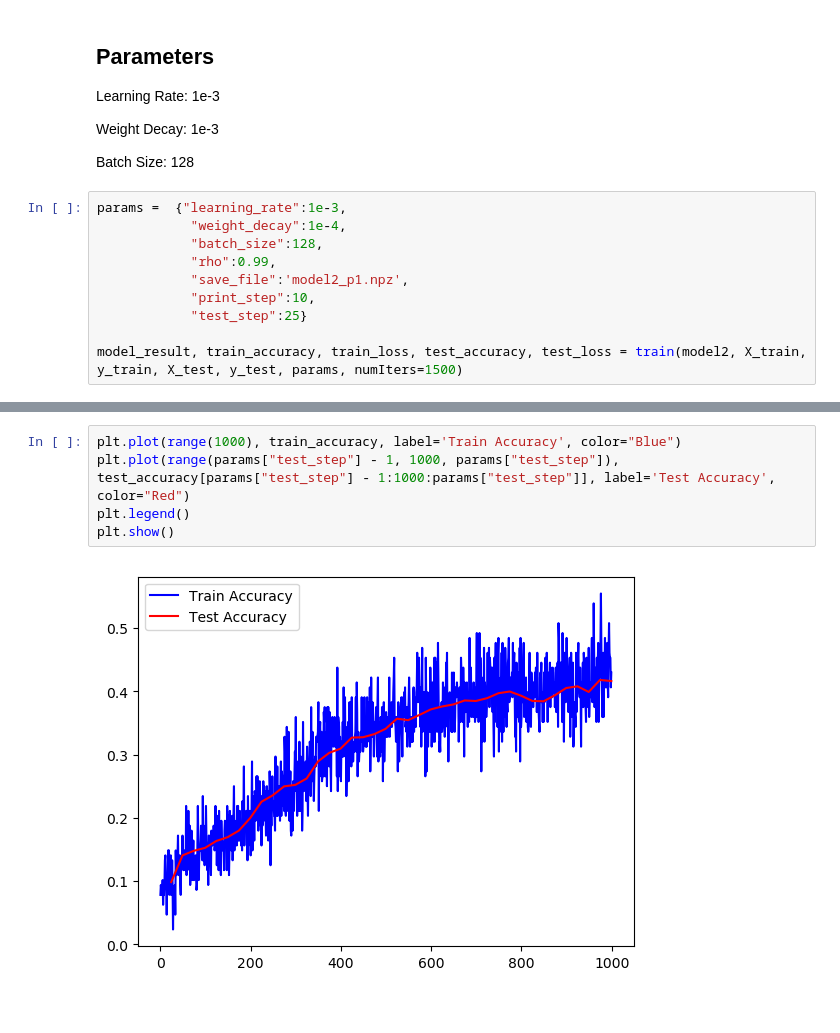
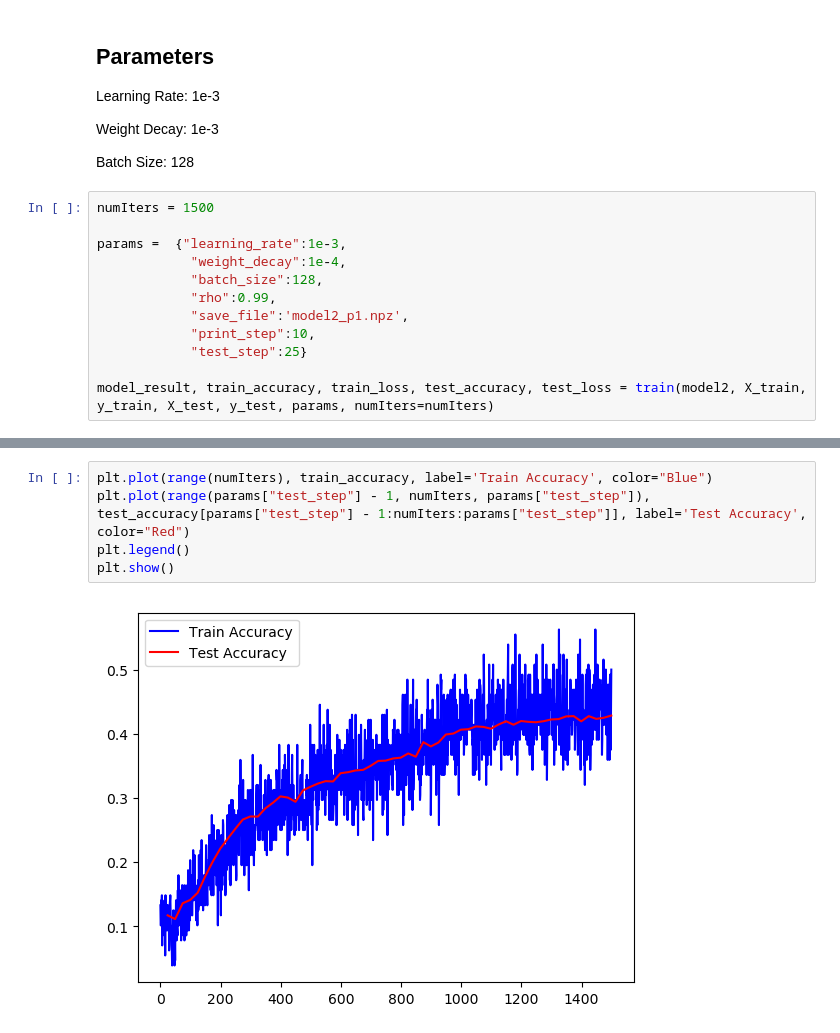
Before and after one commit to ss-cosmos-hue/cos429, a Jupyter notebook: assignment3/initial/starter.ipynb, the cells around one changed output, grey strips where cells are left out. Saved outputs shown, nothing was run; the diff lists cells and outputs as text.

```diff
--- a/assignment3/initial/starter.ipynb
+++ b/assignment3/initial/starter.ipynb
@@ -195,6 +195,8 @@ Weight Decay: 1e-3
 
 Batch Size: 128
 # %%
+numIters = 1500
+
 params =  {"learning_rate":1e-3,
             "weight_decay":1e-4,
             "batch_size":128,
@@ -203,5 +205,5 @@ params =  {"learning_rate":1e-3,
             "print_step":10,
             "test_step":25}
 
-model_result, train_accuracy, train_loss, test_accuracy, test_loss = train(model2, X_train, y_train, X_test, y_test, params, numIters=1500)
+model_result, train_accuracy, train_loss, test_accuracy, test_loss = train(model2, X_train, y_train, X_test, y_test, params, numIters=numIters)
 # %% [output]
@@ -225,8 +227,8 @@ Iteration:  1000        Test Accuracy:  0.4162  Test Loss:  1.6513182268756315
 # %%
-plt.plot(range(1000), train_accuracy, label='Train Accuracy', color="Blue")
-plt.plot(range(params["test_step"] - 1, 1000, params["test_step"]), test_accuracy[params["test_step"] - 1:1000:params["test_step"]], label='Test Accuracy', color="Red")
+plt.plot(range(numIters), train_accuracy, label='Train Accuracy', color="Blue")
+plt.plot(range(params["test_step"] - 1, numIters, params["test_step"]), test_accuracy[params["test_step"] - 1:numIters:params["test_step"]], label='Test Accuracy', color="Red")
 plt.legend()
 plt.show()
 # %% [output]
-[figure, old version]
+[figure, new version]
 # %%
```
Also changed, not shown: parts of 6 cells of this notebook.
